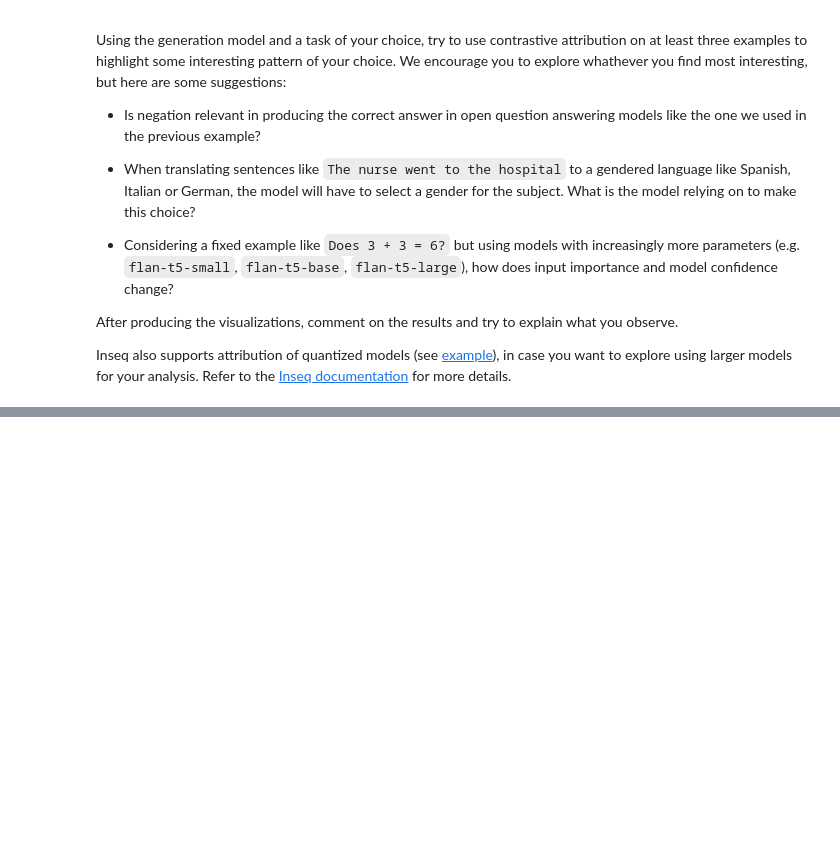
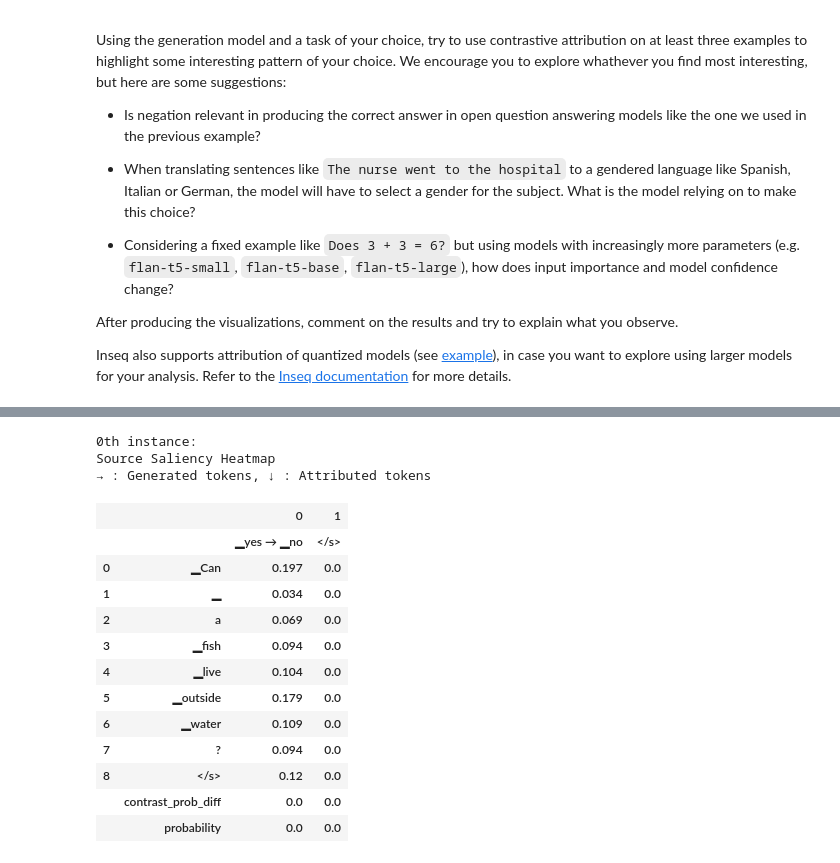
Before and after one commit to matildecmp/IK-NLP-Portfolios, a Jupyter notebook: notebooks/W5E_Inseq_Analysis.ipynb, the cells around one changed output, grey strips where cells are left out. Drawn from its saved outputs; the diff is of its cells as text; code cells hidden in the pictures; blank space fills up the shorter version.

```diff
--- a/notebooks/W5E_Inseq_Analysis.ipynb
+++ b/notebooks/W5E_Inseq_Analysis.ipynb
@@ -226,0 +297,29 @@ Inseq also supports attribution of quantized models (see [example](https://inseq
+# %%
+# Example 3: Reasoning
+
+out = model.attribute(
+    "Can a fish live outside water?",
+    "no",
+    attributed_fn="contrast_prob_diff",
+    contrast_targets="yes",
+    step_scores=["contrast_prob_diff", "probability"]
+)
+
+out.show()
+# %% [output]
+0th instance:
+Source Saliency Heatmap
+→ : Generated tokens, ↓ : Attributed tokens
+|  |  | 0 | 1 |
+|  |  | ▁yes → ▁no | </s> |
+| 0 | ▁Can | 0.197 | 0.0 |
+| 1 | ▁ | 0.034 | 0.0 |
+| 2 | a | 0.069 | 0.0 |
+| 3 | ▁fish | 0.094 | 0.0 |
+| 4 | ▁live | 0.104 | 0.0 |
+| 5 | ▁outside | 0.179 | 0.0 |
+| 6 | ▁water | 0.109 | 0.0 |
+| 7 | ? | 0.094 | 0.0 |
+| 8 | </s> | 0.12 | 0.0 |
+|  | contrast_prob_diff | 0.0 | 0.0 |
+|  | probability | 0.0 | 0.0 |
```
Also changed, not shown: parts of 5 cells of this notebook.
